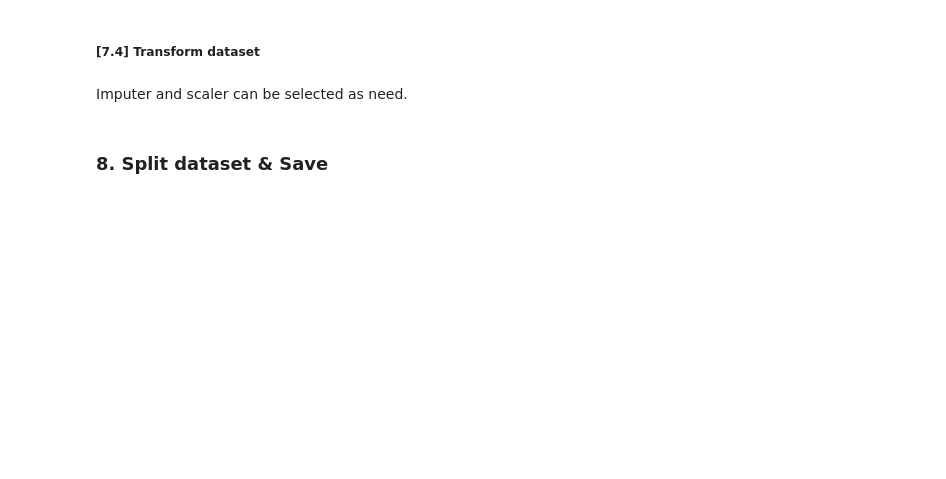
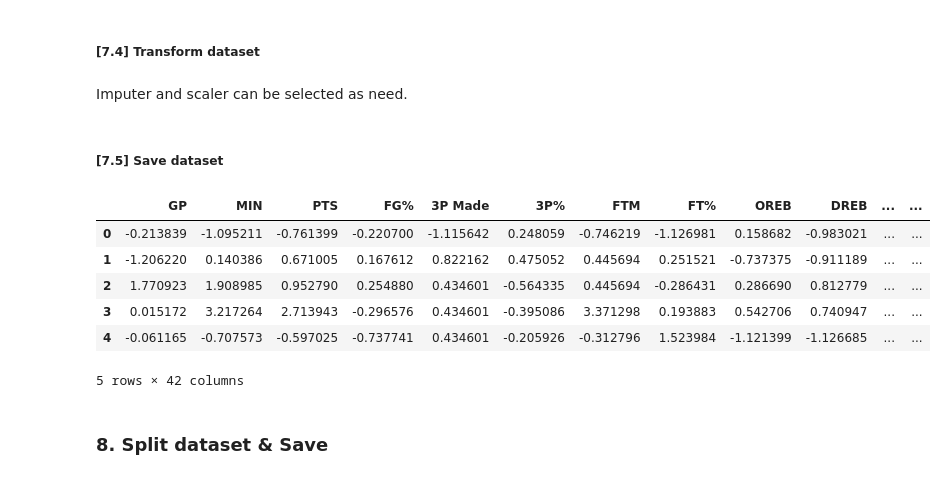
Before and after one commit to nuwanprabhath/kaggle-nba-career-prediction, a Jupyter notebook: notebooks/Group1-Assignment1-datapreparation.ipynb, the cells around one changed output. Cells and saved outputs as stored; diff of their text form; code cells hidden in the pictures; blank space fills up the shorter version.

```diff
--- a/notebooks/Group1-Assignment1-datapreparation.ipynb
+++ b/notebooks/Group1-Assignment1-datapreparation.ipynb
@@ -1284,3 +1306,5 @@ train.shape, test.shape
+# %%
+train_cols = train.columns
 # %% [markdown]
 Imputer and scaler can be selected as need.
 # %%
@@ -1340,3 +1364,18 @@ imputer = 'most_frequent'
 scaler = StandardScaler()
 
 train, test = transform(train, test, imputer, scaler)
+# %% [markdown]
+##### **[7.5]** Save dataset
+# %%
+df_train = pd.DataFrame(np.squeeze(train), columns=train_cols)
+df_test = pd.DataFrame(np.squeeze(test), columns=train_cols)
+# %%
+df_test.head()
+# %% [output]
+|  | GP | MIN | PTS | FG% | 3P Made | 3P% | FTM | FT% | OREB | DREB | ... | ... |
+| 0 | -0.213839 | -1.095211 | -0.761399 | -0.220700 | -1.115642 | 0.248059 | -0.746219 | -1.126981 | 0.158682 | -0.983021 | ... | ... |
+| 1 | -1.206220 | 0.140386 | 0.671005 | 0.167612 | 0.822162 | 0.475052 | 0.445694 | 0.251521 | -0.737375 | -0.911189 | ... | ... |
+| 2 | 1.770923 | 1.908985 | 0.952790 | 0.254880 | 0.434601 | -0.564335 | 0.445694 | -0.286431 | 0.286690 | 0.812779 | ... | ... |
+| 3 | 0.015172 | 3.217264 | 2.713943 | -0.296576 | 0.434601 | -0.395086 | 3.371298 | 0.193883 | 0.542706 | 0.740947 | ... | ... |
+| 4 | -0.061165 | -0.707573 | -0.597025 | -0.737741 | 0.434601 | -0.205926 | -0.312796 | 1.523984 | -1.121399 | -1.126685 | ... | ... |
+5 rows × 42 columns
```
Also changed, not shown: parts of 28 cells of this notebook, 9 other files.
